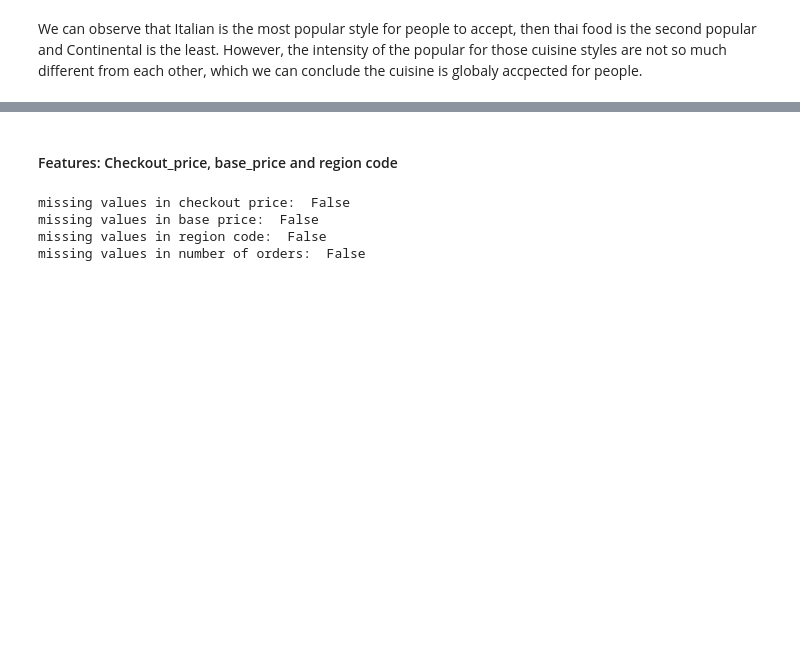
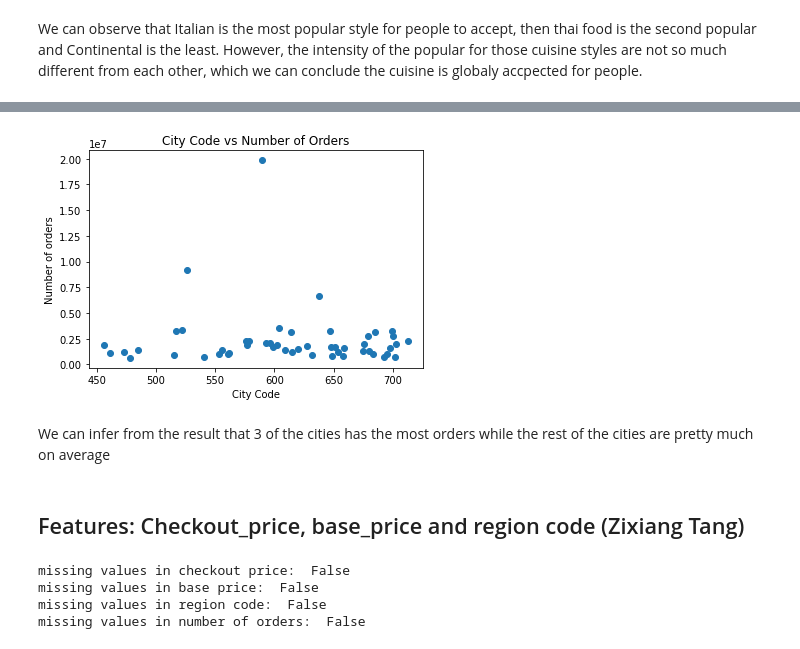
Before and after one commit to jihuali/aml-project, a Jupyter notebook: index.ipynb, the cells around one changed output, grey strips where cells are left out. Drawn from its saved outputs; the diff is of its cells as text; code cells hidden in the pictures; blank space fills up the shorter version.

```diff
--- a/index.ipynb
+++ b/index.ipynb
@@ -140,3 +136,2 @@ train_data_group1
 # %%
-train_data_2=train_data_group1.sort_values(by="num_orders" , ascending=False)
-train_data_2.head()
+city_vs_orders = train_data.groupby(by=['city_code']).sum().sort_values(by="num_orders", ascending=False)
@@ -145,11 +158,15 @@ train_data_2.tail()
 # %%
-plt.scatter(train_data_2.city_code, train_data_2.num_orders)
-plt.xlabel('Oity Code')
+plt.scatter(city_vs_orders.index, city_vs_orders.num_orders)
+plt.xlabel('City Code')
 plt.ylabel('Number of orders')
-plt.title('')
+plt.title('City Code vs Number of Orders')
 plt.show()
+# %% [output]
+[figure, added]
+# %% [markdown]
+We can infer from the result that 3 of the cities has the most orders while the rest of the cities are pretty much on average
 # %% [markdown]
-#### Features: Checkout_price, base_price and region code
+## Features: Checkout_price, base_price and region code (Zixiang Tang)
 # %%
 features = ['checkout_price','base_price','region_code']
 target = train_data['num_orders']
```
Also changed, not shown: parts of 26 cells of this notebook, 1 other file.
